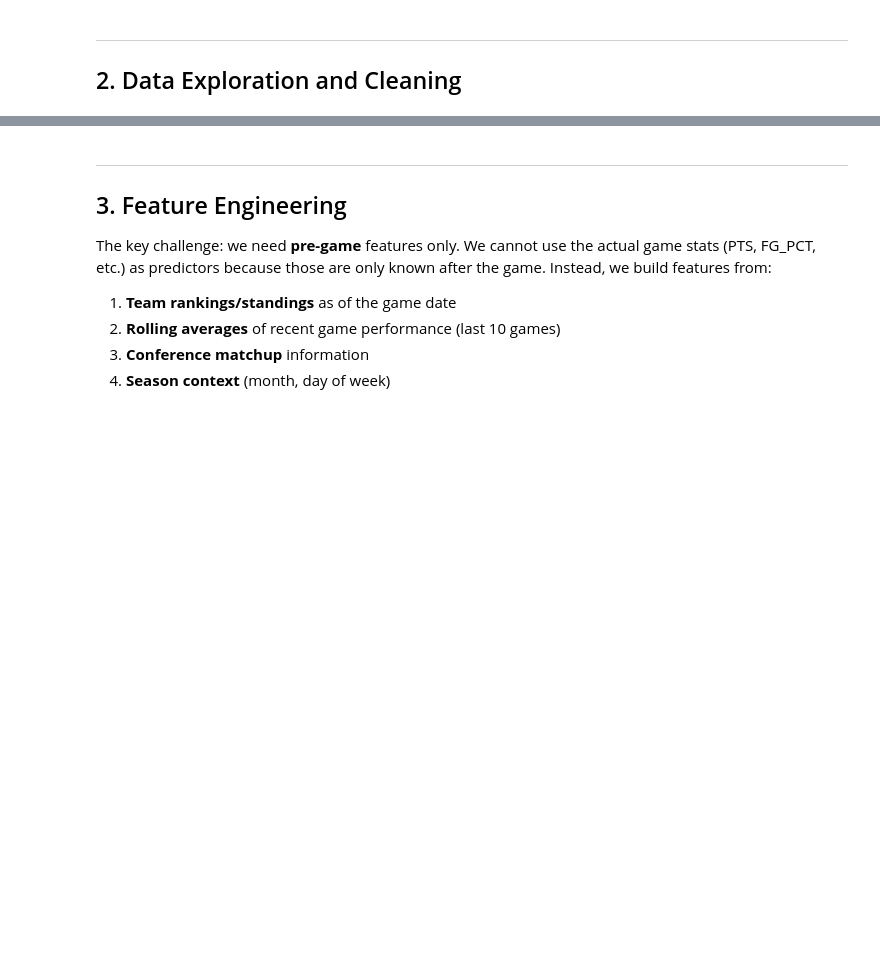
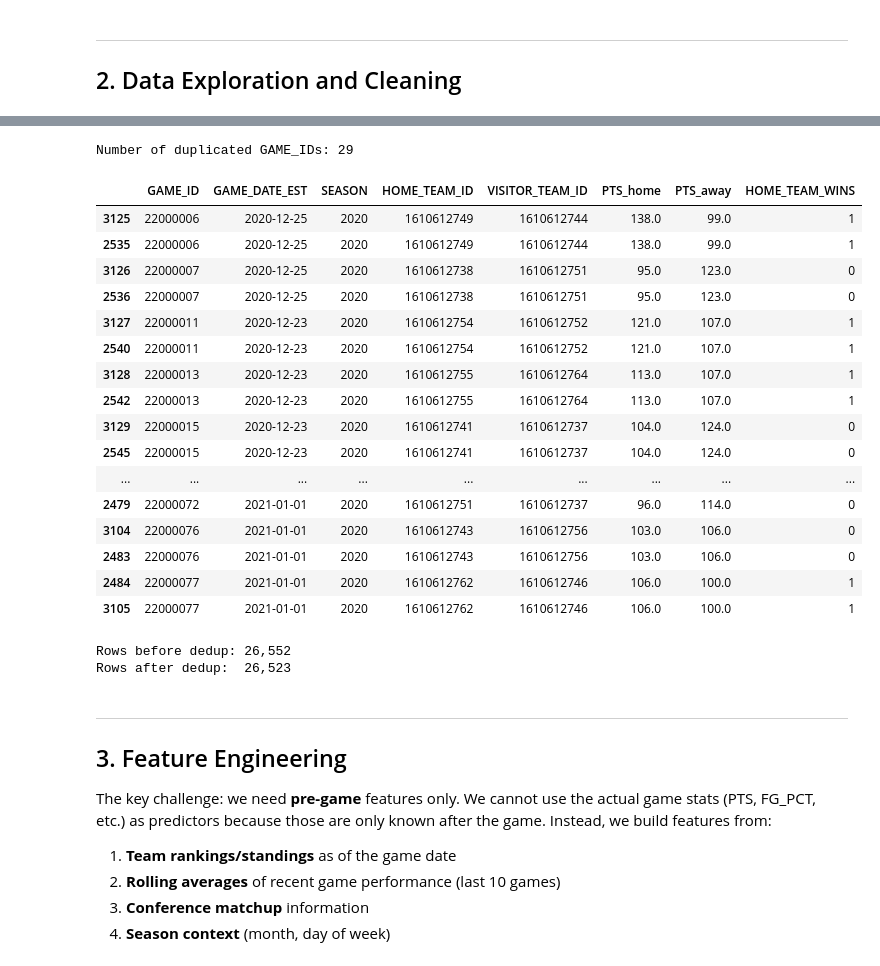
Before and after one commit to blaisescileppi/ML-Business-Analytics-Project, a Jupyter notebook: Project/nba_project.ipynb, the cells around one changed output, grey strips where cells are left out. Saved outputs shown, nothing was run; the diff lists cells and outputs as text; code cells hidden in the pictures; blank space fills up the shorter version.

Commit message:
Changes before Feature Engineering II

```diff
--- a/Project/nba_project.ipynb
+++ b/Project/nba_project.ipynb
@@ -178,8 +251,0 @@ Number of unique teams: 30
-# %%
-games['GAME_DATE_EST'] = pd.to_datetime(games['GAME_DATE_EST'])
-
-games_clean = games.dropna(subset=['PTS_home', 'PTS_away', 'HOME_TEAM_WINS']).copy()
-games_clean['HOME_TEAM_WINS'] = games_clean['HOME_TEAM_WINS'].astype(int)
-
-print(f'Games after cleaning: {len(games_clean):,}')
-print(f'Home win rate: {games_clean["HOME_TEAM_WINS"].mean():.3f}')
@@ -209,3 +252,40 @@ Ranking date range: 2003-10-01 00:00:00 to 2022-12-22 00:00:00
+# %%
+# Investigate the 29 duplicate GAME_IDs
+dupe_ids = games[games['GAME_ID'].duplicated(keep=False)]['GAME_ID'].unique()
+print(f'Number of duplicated GAME_IDs: {len(dupe_ids)}')
+
+dupe_rows = games[games['GAME_ID'].isin(dupe_ids)].sort_values('GAME_ID')
+display(dupe_rows[['GAME_ID', 'GAME_DATE_EST', 'SEASON', 'HOME_TEAM_ID',
+                    'VISITOR_TEAM_ID', 'PTS_home', 'PTS_away', 'HOME_TEAM_WINS']])
+# %% [output]
+Number of duplicated GAME_IDs: 29
+|  | GAME_ID | GAME_DATE_EST | SEASON | HOME_TEAM_ID | VISITOR_TEAM_ID | PTS_home | PTS_away | HOME_TEAM_WINS |
+| 3125 | 22000006 | 2020-12-25 | 2020 | 1610612749 | 1610612744 | 138.0 | 99.0 | 1 |
+| 2535 | 22000006 | 2020-12-25 | 2020 | 1610612749 | 1610612744 | 138.0 | 99.0 | 1 |
+| 3126 | 22000007 | 2020-12-25 | 2020 | 1610612738 | 1610612751 | 95.0 | 123.0 | 0 |
+| 2536 | 22000007 | 2020-12-25 | 2020 | 1610612738 | 1610612751 | 95.0 | 123.0 | 0 |
+| 3127 | 22000011 | 2020-12-23 | 2020 | 1610612754 | 1610612752 | 121.0 | 107.0 | 1 |
+| 2540 | 22000011 | 2020-12-23 | 2020 | 1610612754 | 1610612752 | 121.0 | 107.0 | 1 |
+| 3128 | 22000013 | 2020-12-23 | 2020 | 1610612755 | 1610612764 | 113.0 | 107.0 | 1 |
+| 2542 | 22000013 | 2020-12-23 | 2020 | 1610612755 | 1610612764 | 113.0 | 107.0 | 1 |
+| 3129 | 22000015 | 2020-12-23 | 2020 | 1610612741 | 1610612737 | 104.0 | 124.0 | 0 |
+| 2545 | 22000015 | 2020-12-23 | 2020 | 1610612741 | 1610612737 | 104.0 | 124.0 | 0 |
+| ... | ... | ... | ... | ... | ... | ... | ... | ... |
+| 2479 | 22000072 | 2021-01-01 | 2020 | 1610612751 | 1610612737 | 96.0 | 114.0 | 0 |
+| 3104 | 22000076 | 2021-01-01 | 2020 | 1610612743 | 1610612756 | 103.0 | 106.0 | 0 |
+| 2483 | 22000076 | 2021-01-01 | 2020 | 1610612743 | 1610612756 | 103.0 | 106.0 | 0 |
+| 2484 | 22000077 | 2021-01-01 | 2020 | 1610612762 | 1610612746 | 106.0 | 100.0 | 1 |
+| 3105 | 22000077 | 2021-01-01 | 2020 | 1610612762 | 1610612746 | 106.0 | 100.0 | 1 |
+# %%
+# drop exact duplicate rows
+print(f'Rows before dedup: {len(games):,}')
+
+games_clean = games_clean.drop_duplicates(subset='GAME_ID', keep='first')
+
+print(f'Rows after dedup:  {len(games_clean):,}')
+# %% [output]
+Rows before dedup: 26,552
+Rows after dedup:  26,523
 # %% [markdown]
 ---
 ## 3. Feature Engineering
```
Also changed, not shown: parts of 28 cells of this notebook.
